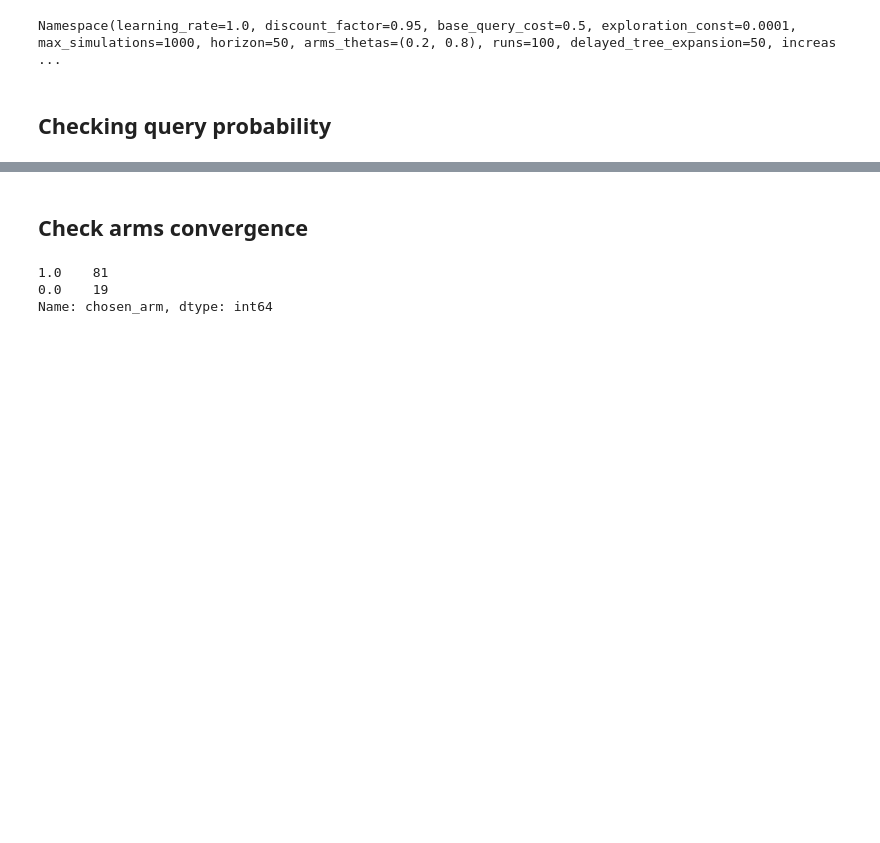
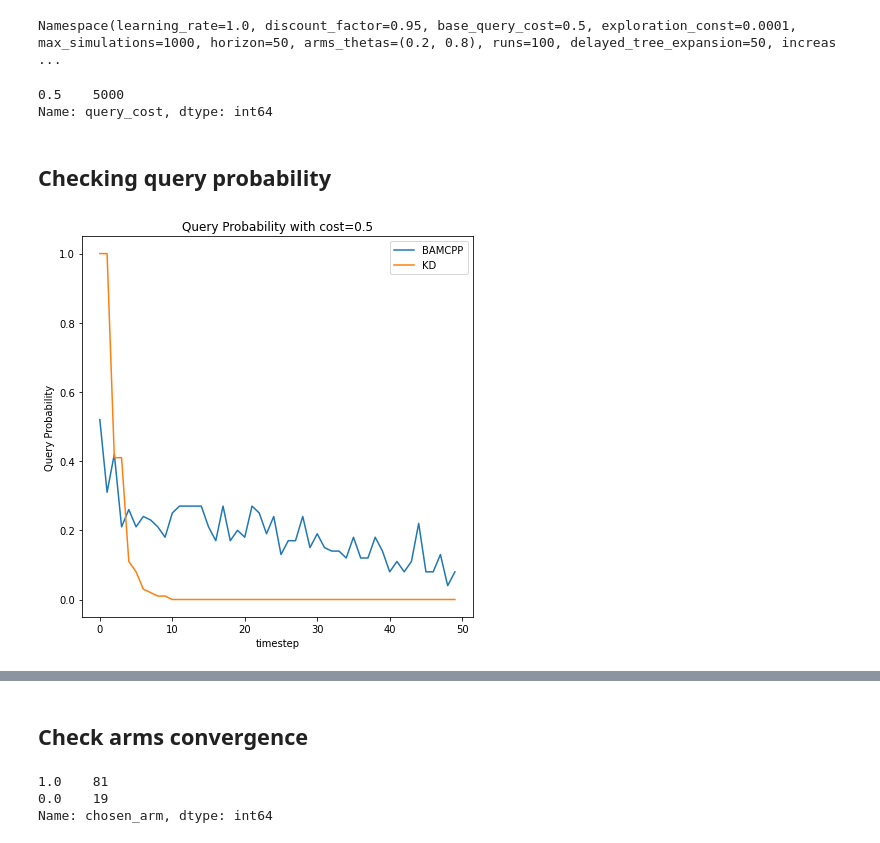
Before and after one commit to dvirla/ARLBayesMCTS, a Jupyter notebook: fixed_query_analysis.ipynb, the cells around one changed output, grey strips where cells are left out. Drawn from its saved outputs; the diff is of its cells as text; code cells hidden in the pictures; blank space fills up the shorter version.

```diff
--- a/fixed_query_analysis.ipynb
+++ b/fixed_query_analysis.ipynb
@@ -26,6 +26,21 @@ with open('records_tests/test_record_1000_sim_00001_exp_100_runs_50_tree_0529202
 d
 # %% [output]
 Namespace(learning_rate=1.0, discount_factor=0.95, base_query_cost=0.5, exploration_const=0.0001, max_simulations=1000, horizon=50, arms_thetas=(0.2, 0.8), runs=100, delayed_tree_expansion=50, increas ...
+# %%
+df_kd = pd.read_csv('./svetas/fixed_cost_kd_50_horizon_100_runs_svetas_settings.csv')
+df_kd.query_cost.value_counts()
+# %% [output]
+0.5    5000
+Name: query_cost, dtype: int64
 # %% [markdown]
 ## Checking query probability
+# %%
+fig, ax = plt.subplots(1,1,figsize=(7,7))
+df.groupby(by=['timestep']).mean()['query_ind'].plot(title='Query Probability with cost=0.5', ax=ax, ylabel='Query Probability',
+                                                     label='BAMCPP')
+df_kd.groupby(by=['timestep']).mean()['query_ind'].plot(ax=ax, label='KD')
+ax.legend()
+plt.show()
+# %% [output]
+[figure, added]
 # %%
```
Also changed, not shown: parts of 7 cells of this notebook, 6 other files.
